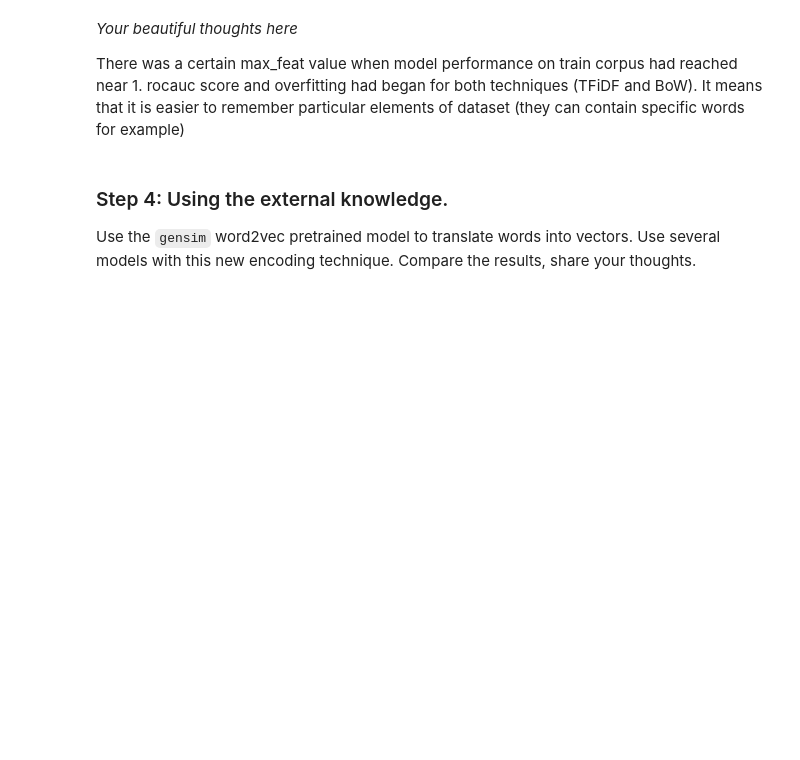
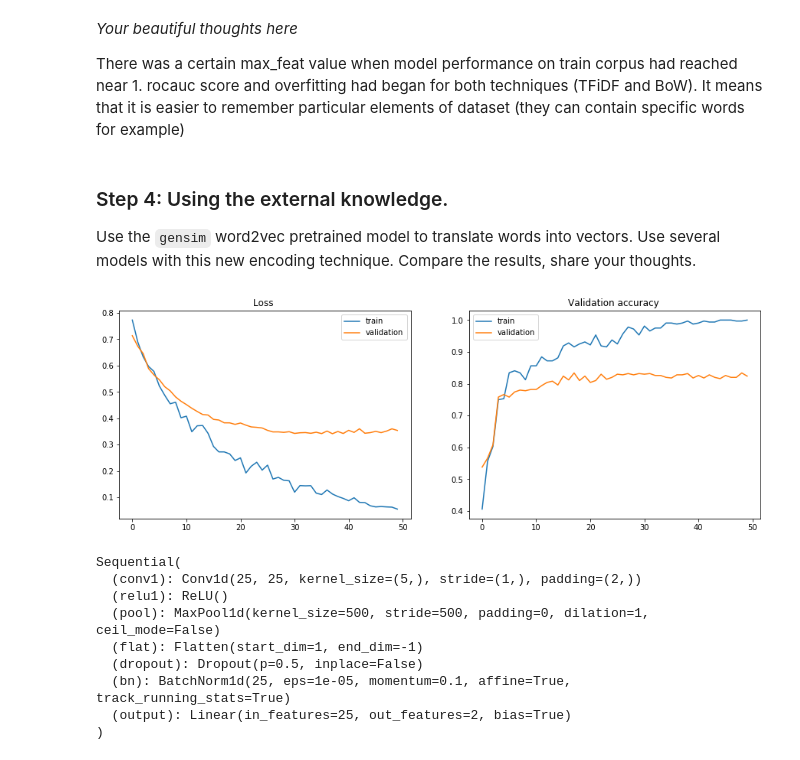
Before and after one commit to ermekaitygulov/made_nlp_course, a Jupyter notebook: homeworks/homework01_word_vectors/homework01_texts.ipynb, the cells around one changed output. Saved outputs shown, nothing was run; the diff lists cells and outputs as text; code cells hidden in the pictures; blank space fills up the shorter version.

Commit message:
change channel dim in text vectorizer; finish hw1

```diff
--- a/homeworks/homework01_word_vectors/homework01_texts.ipynb
+++ b/homeworks/homework01_word_vectors/homework01_texts.ipynb
@@ -505,10 +484,10 @@ import gensim.downloader as api
 
 glove_model = api.load('glove-twitter-25', )
 # %%
-glove_transformer = TextVectorizer(glove_model, WordPunctTokenizer(), 200)
+glove_transformer = TextVectorizer(glove_model, WordPunctTokenizer(), 500)
 # %%
 X_train_w2v = glove_transformer.transform(texts_train)
 X_test_w2v = glove_transformer.transform(texts_test)
 # %%
-X_train_w2v_torch = torch.tensor(X_train_w2v)
-X_test_w2v_torch = torch.tensor(X_test_w2v)
+X_train_w2v_torch = torch.tensor(X_train_w2v.astype('float32'))
+X_test_w2v_torch = torch.tensor(X_test_w2v.astype('float32'))
@@ -516,0 +494,35 @@ model = nn.Sequential()
+# %%
+model = nn.Sequential()
+model.add_module('conv1', nn.Conv1d(25, 25, 5, padding=2))
+model.add_module('relu1', nn.ReLU())
+model.add_module('pool', nn.MaxPool1d(500))
+model.add_module('flat', nn.Flatten())
+model.add_module('dropout', nn.Dropout())
+model.add_module('bn', nn.BatchNorm1d(25))
+model.add_module('output', nn.Linear(25, 2))
+loss = nn.CrossEntropyLoss()
+opt = torch.optim.Adam(model.parameters())
+lr_scheduler = ReduceLROnPlateau(opt, mode='min')
+# %%
+train_model(
+    model,
+    loss,
+    opt,
+    lr_scheduler,
+    X_train_w2v_torch,
+    y_train_torch,
+    X_test_w2v_torch,
+    y_test_torch,
+    n_iterations=500
+)
+# %% [output]
+[figure, added]
+Sequential(
+  (conv1): Conv1d(25, 25, kernel_size=(5,), stride=(1,), padding=(2,))
+  (relu1): ReLU()
+  (pool): MaxPool1d(kernel_size=500, stride=500, padding=0, dilation=1, ceil_mode=False)
+  (flat): Flatten(start_dim=1, end_dim=-1)
+  (dropout): Dropout(p=0.5, inplace=False)
+  (bn): BatchNorm1d(25, eps=1e-05, momentum=0.1, affine=True, track_running_stats=True)
+  (output): Linear(in_features=25, out_features=2, bias=True)
+)
```
Also changed, not shown: parts of 9 cells of this notebook, 1 other file.
